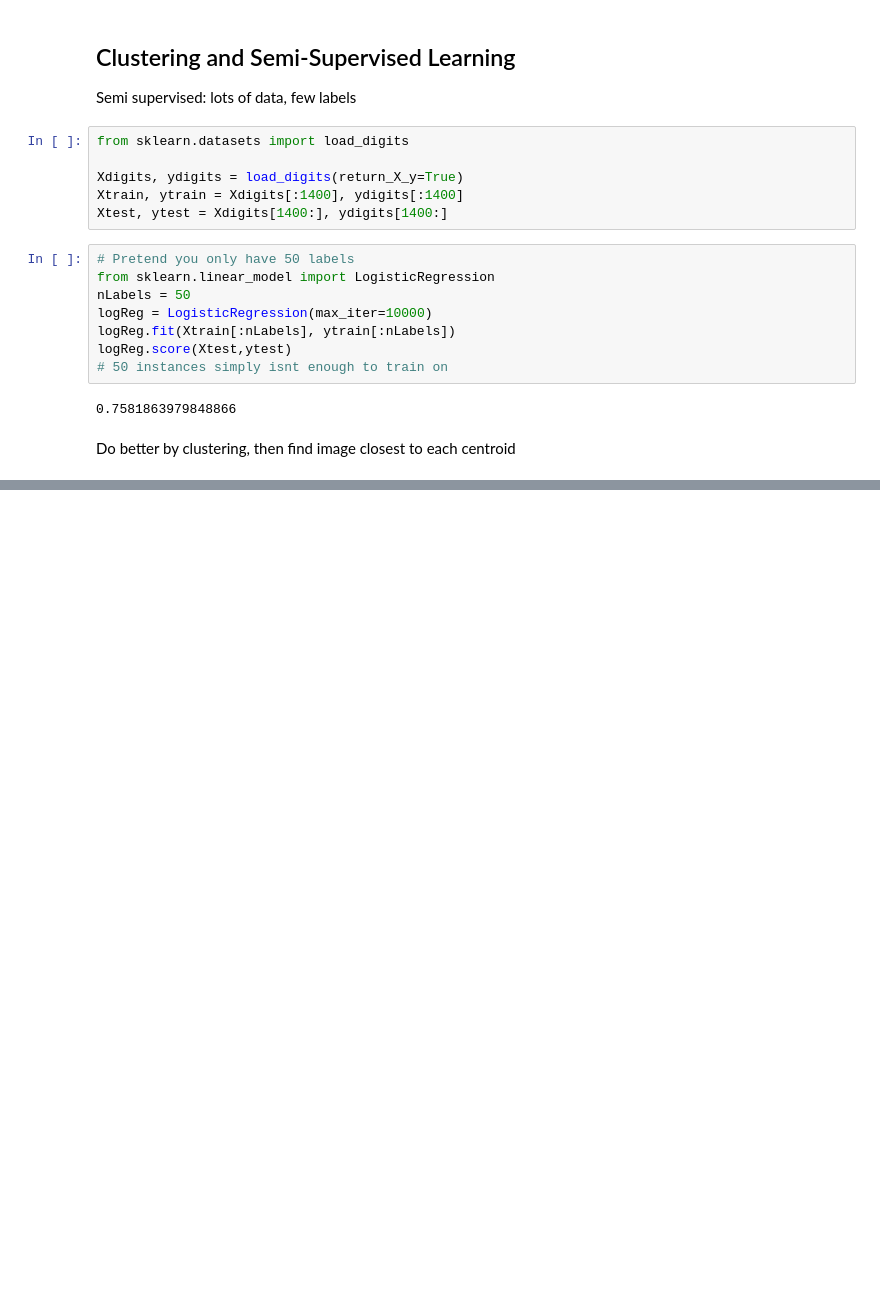
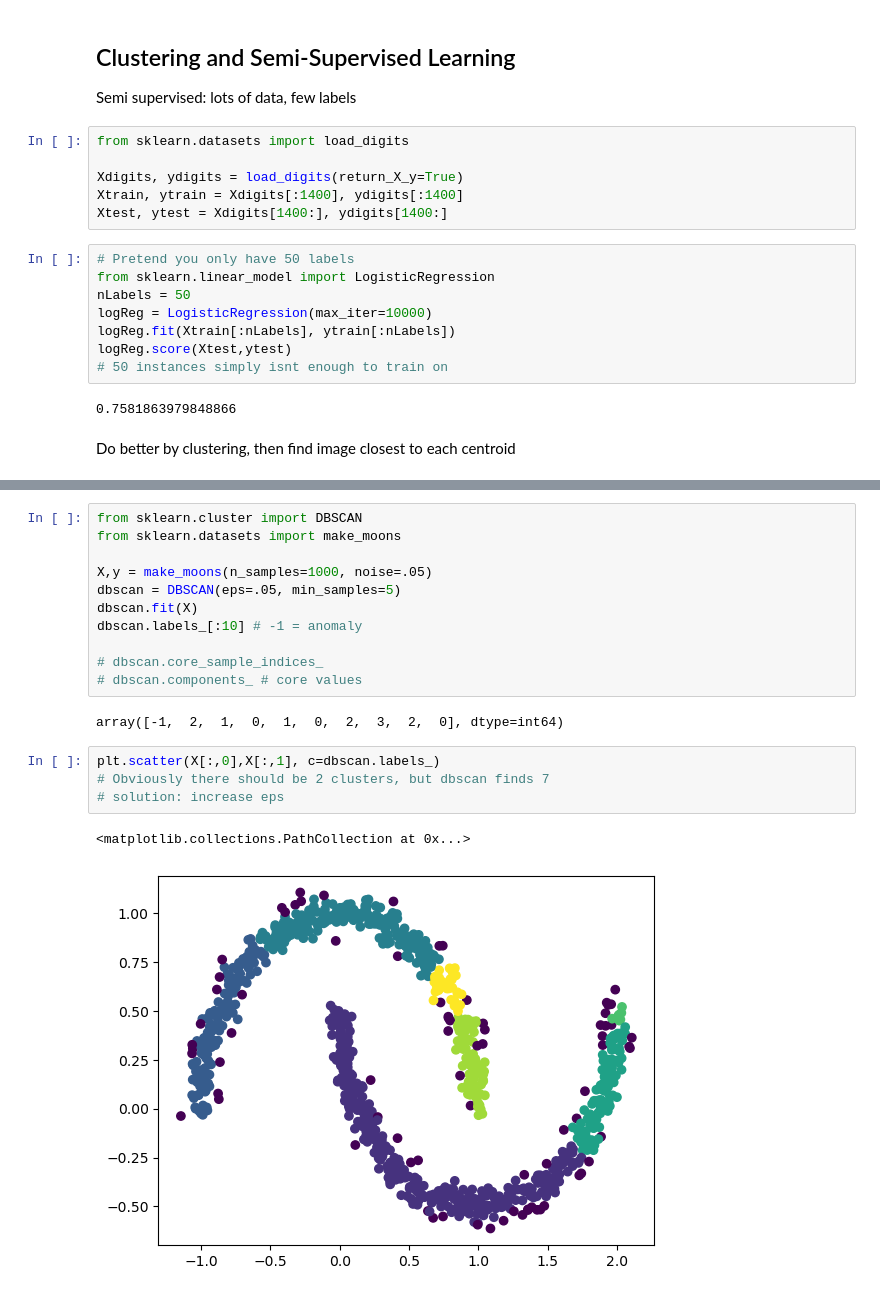
Before and after one commit to willhar/MLNotes, a Jupyter notebook: Ch8UnsupervisedLearning.ipynb, the cells around one changed output, grey strips where cells are left out. Drawn from its saved outputs; the diff is of its cells as text; blank space fills up the shorter version.

```diff
--- a/Ch8UnsupervisedLearning.ipynb
+++ b/Ch8UnsupervisedLearning.ipynb
@@ -187,0 +241,20 @@ array([[ 0.,  0.,  0.,  7., 13.,  8.,  0.,  0.],
+# %%
+from sklearn.cluster import DBSCAN
+from sklearn.datasets import make_moons
+
+X,y = make_moons(n_samples=1000, noise=.05)
+dbscan = DBSCAN(eps=.05, min_samples=5)
+dbscan.fit(X)
+dbscan.labels_[:10] # -1 = anomaly
+
+# dbscan.core_sample_indices_
+# dbscan.components_ # core values
+# %% [output]
+array([-1,  2,  1,  0,  1,  0,  2,  3,  2,  0], dtype=int64)
+# %%
+plt.scatter(X[:,0],X[:,1], c=dbscan.labels_)
+# Obviously there should be 2 clusters, but dbscan finds 7
+# solution: increase eps
+# %% [output]
+<matplotlib.collections.PathCollection at 0x...>
+[figure, added]
```
Also changed, not shown: parts of 31 cells of this notebook.
